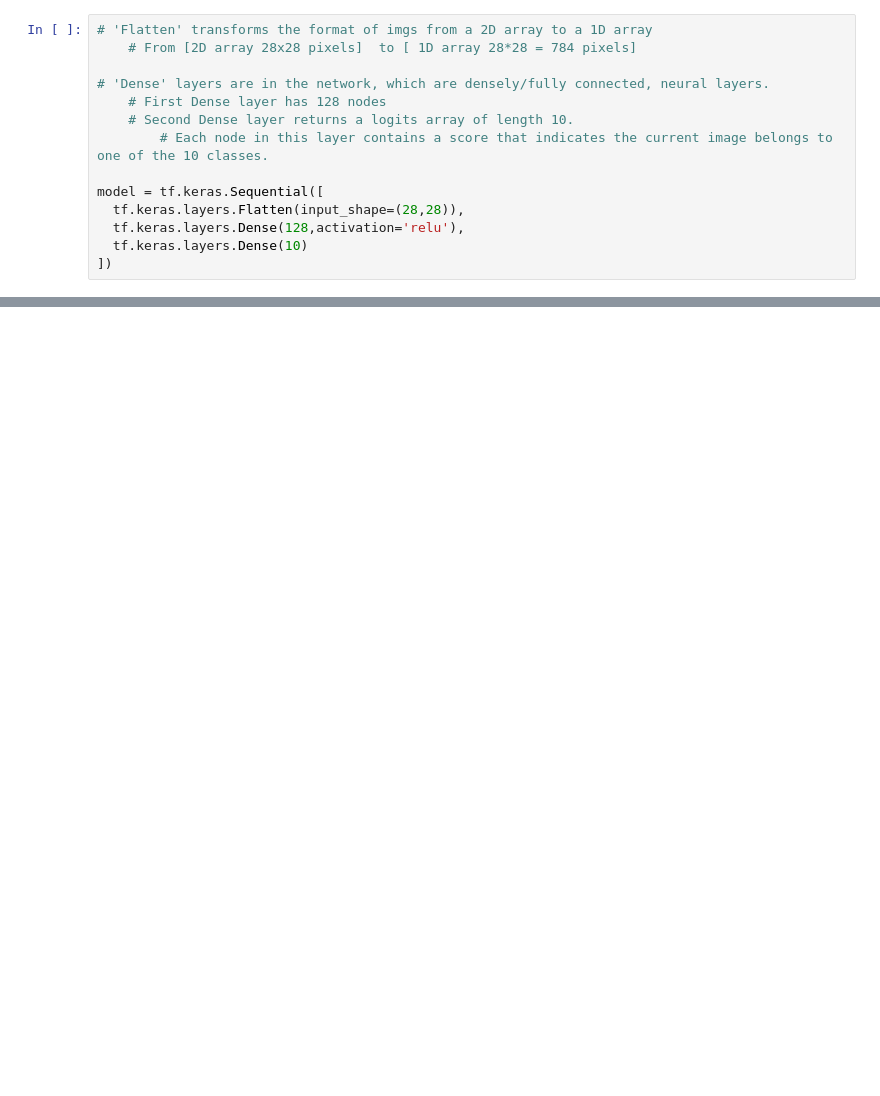
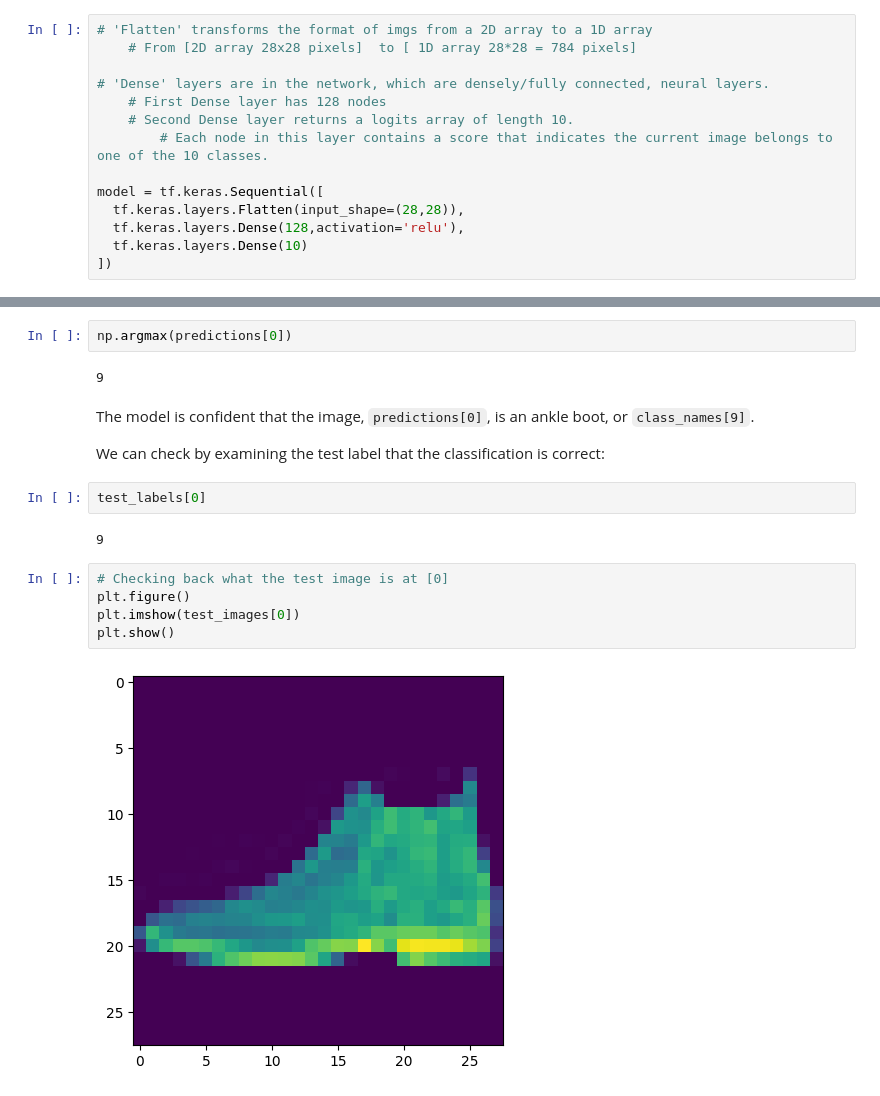
Before and after one commit to neko88/Machine-Learning, a Jupyter notebook: Tensorflow_Intro_01_Fashion_MNIST_dataset.ipynb, the cells around one changed output, grey strips where cells are left out. Saved outputs shown, nothing was run; the diff lists cells and outputs as text; blank space fills up the shorter version.

```diff
--- a/Tensorflow_Intro_01_Fashion_MNIST_dataset.ipynb
+++ b/Tensorflow_Intro_01_Fashion_MNIST_dataset.ipynb
@@ -119,0 +205,19 @@ model = tf.keras.Sequential([
+# %%
+np.argmax(predictions[0])
+# %% [output]
+9
+# %% [markdown]
+The model is confident that the image, `predictions[0]`, is an ankle boot, or `class_names[9]`.
+
+We can check by examining the test label that the classification is correct:
+# %%
+test_labels[0]
+# %% [output]
+9
+# %%
+# Checking back what the test image is at [0]
+plt.figure()
+plt.imshow(test_images[0])
+plt.show()
+# %% [output]
+[figure, added]
```
Also changed, not shown: parts of 26 cells of this notebook.
